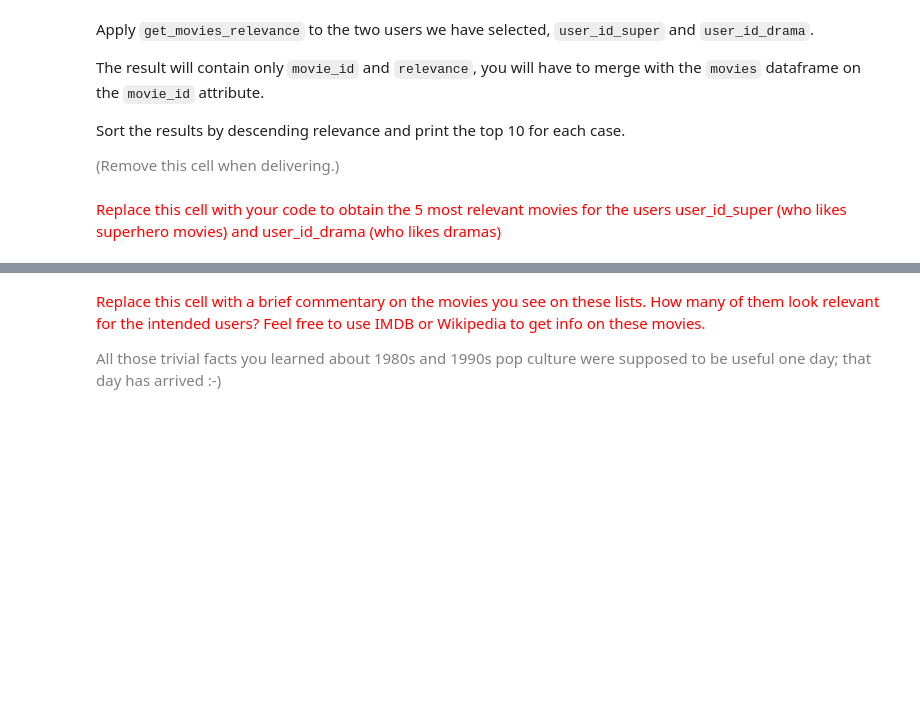
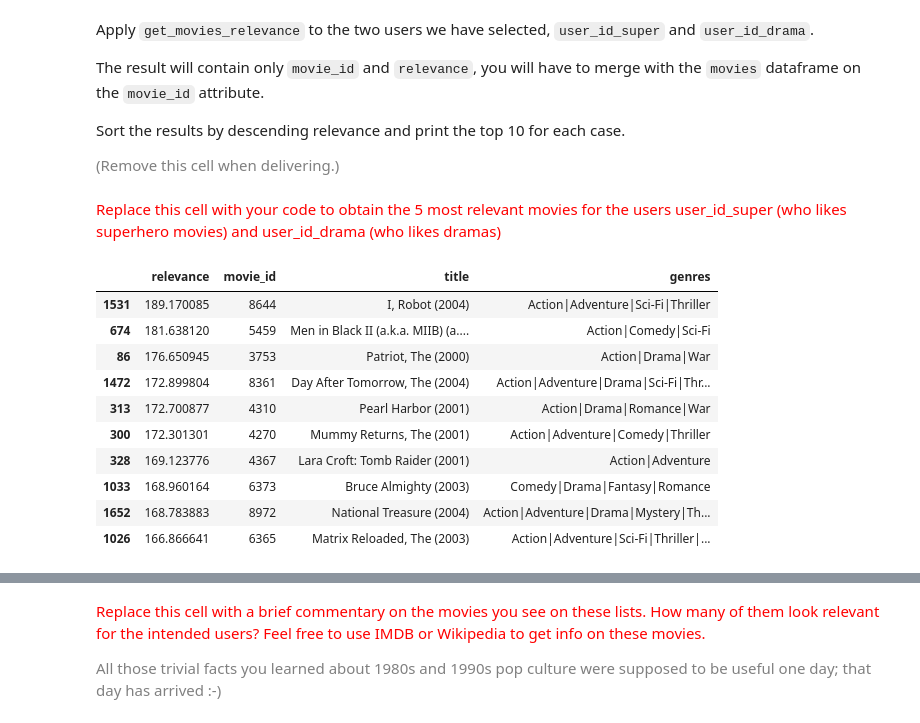
Before and after one commit to LucaFranceschi01/MDM-2024, a Jupyter notebook: ps05-06_rec_systems/ps06_item_based_recsys.ipynb, the cells around one changed output, grey strips where cells are left out. Cells and saved outputs as stored; diff of their text form; code cells hidden in the pictures; blank space fills up the shorter version.

```diff
--- a/ps05-06_rec_systems/ps06_item_based_recsys.ipynb
+++ b/ps05-06_rec_systems/ps06_item_based_recsys.ipynb
@@ -577,6 +789,36 @@ def get_movies_relevance(user_id, user_movie, item_similarity_matrix):
 <font size="-1" color="gray">(Remove this cell when delivering.)</font>
 # %% [markdown]
 <font size="+1" color="red">Replace this cell with your code for "get_movies_relevance"</font>
+# %%
+def get_movies_relevance(user_id, user_movie, item_similarity_matrix):
+
+    # Create an empty series
+    movies_relevance = pd.Series(np.zeros(user_movie.shape[0]))
+
+    # Iterate through the movies the user has watched
+    for watched_movie in get_watched_movies(user_id, user_movie):
+
+        # Obtain the rating given
+        rating_given = get_rating(user_id, watched_movie, user_movie)
+
+        # Obtain the vector containing the similarities of watched_movie
+        # with all other movies in item_similarity_matrix
+        similarities = item_similarity_matrix[watched_movie]
+
+        # Multiply this vector by the given rating
+        weighted_similarities = rating_given * similarities
+
+        # Append these terms to movies_relevance
+        movies_relevance = pd.concat([movies_relevance, weighted_similarities])
+
+    # Compute the sum for each movie
+    movies_relevance = movies_relevance.groupby(movies_relevance.index).sum()
+
+    # Convert to a dataframe
+    movies_relevance_df = pd.DataFrame(movies_relevance, columns=['relevance'])
+    movies_relevance_df['movie_id'] = movies_relevance_df.index
+
+    return movies_relevance_df
 # %% [markdown]
 Apply `get_movies_relevance` to the two users we have selected, `user_id_super` and `user_id_drama`.
 
@@ -587,3 +829,26 @@ Sort the results by descending relevance and print the top 10 for each case.
 <font size="-1" color="gray">(Remove this cell when delivering.)</font>
 # %% [markdown]
 <font size="+1" color="red">Replace this cell with your code to obtain the 5 most relevant movies for the users user_id_super (who likes superhero movies) and user_id_drama (who likes dramas)</font>
+# %%
+display(
+    pd.merge(
+        get_movies_relevance(user_id_super, user_movie, item_similarity_min_ratings),
+        movies,
+        how='inner',
+        on='movie_id',
+    )
+    .sort_values('relevance', ascending=False)
+    .head(10)
+)
+# %% [output]
+|  | relevance | movie_id | title | genres |
+| 1531 | 189.170085 | 8644 | I, Robot (2004) | Action|Adventure|Sci-Fi|Thriller |
+| 674 | 181.638120 | 5459 | Men in Black II (a.k.a. MIIB) (a.... | Action|Comedy|Sci-Fi |
+| 86 | 176.650945 | 3753 | Patriot, The (2000) | Action|Drama|War |
+| 1472 | 172.899804 | 8361 | Day After Tomorrow, The (2004) | Action|Adventure|Drama|Sci-Fi|Thr... |
+| 313 | 172.700877 | 4310 | Pearl Harbor (2001) | Action|Drama|Romance|War |
+| 300 | 172.301301 | 4270 | Mummy Returns, The (2001) | Action|Adventure|Comedy|Thriller |
+| 328 | 169.123776 | 4367 | Lara Croft: Tomb Raider (2001) | Action|Adventure |
+| 1033 | 168.960164 | 6373 | Bruce Almighty (2003) | Comedy|Drama|Fantasy|Romance |
+| 1652 | 168.783883 | 8972 | National Treasure (2004) | Action|Adventure|Drama|Mystery|Th... |
+| 1026 | 166.866641 | 6365 | Matrix Reloaded, The (2003) | Action|Adventure|Sci-Fi|Thriller|... |
```
Also changed, not shown: parts of 26 cells of this notebook.
